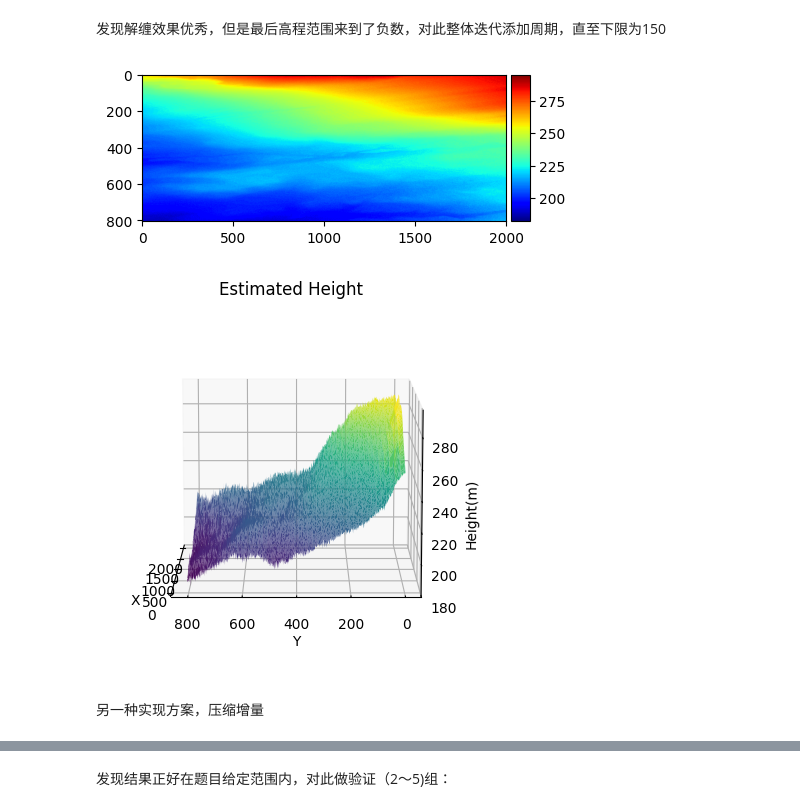
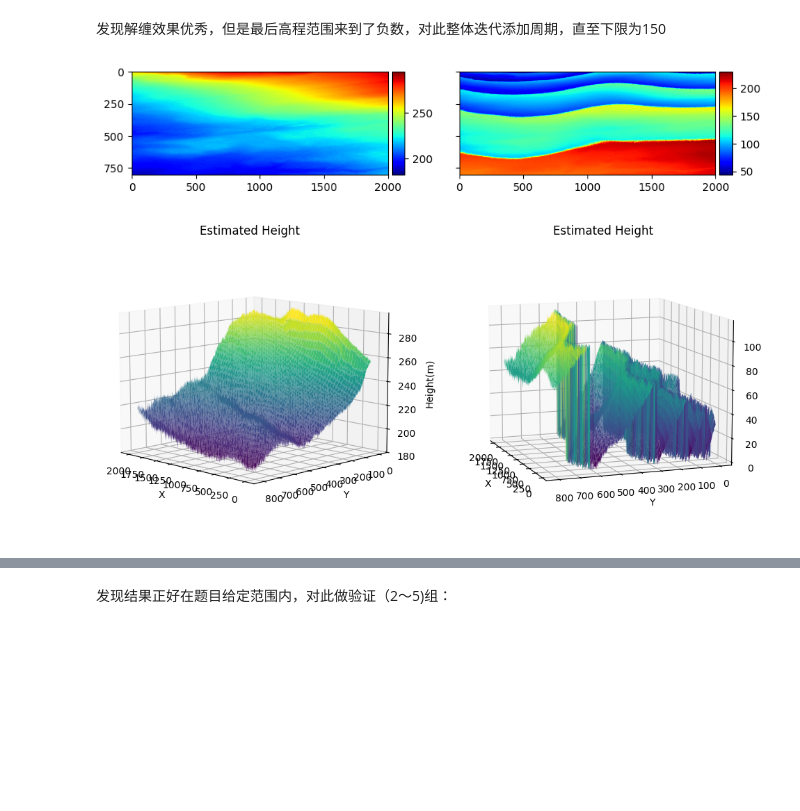
Before and after one commit to BlingCc233/project_A, a Jupyter notebook: nostack.ipynb, the cells around one changed output, grey strips where cells are left out. Drawn from its saved outputs; the diff is of its cells as text; code cells hidden in the pictures; blank space fills up the shorter version.

```diff
--- a/nostack.ipynb
+++ b/nostack.ipynb
@@ -173,7 +173,6 @@ def unwrap_phase(theta):
             phi[i, j] = phi[i, j-1] + delta_col_wrapped
 
     return phi
-    return np.abs(phi)
 # %% [markdown]
 对第一组数据（考虑到raw图纠缠最简洁）输出3D高程图和2D高程图
 # %%
@@ -196,11 +195,39 @@ draw3D(results)
 # %%
 while np.min(results) < 150:
     results -= (2 * np.pi / df_k[0])
 
-plot(results)
-draw3D(results)
+plot(results, raw_pic(0))
+
+# draw3D(results)
+H = results
+N, M = H.shape
+x = np.linspace(1, M, M)
+y = np.linspace(1, N, N)
+x, y = np.meshgrid(x, y)
+fig = plt.figure(figsize=(12, 6))  # Set the figure size to be wide enough for two subplots
+ax1 = fig.add_subplot(121, projection='3d')  # Change this to 121 for a 1x2 grid (first subplot)
+ax1.plot_surface(x, y, H, cmap='viridis')
+ax1.set_title('Estimated Height')
+ax1.set_xlabel('X')
+ax1.set_ylabel('Y')
+ax1.set_zlabel('Height(m)')
+ax1.view_init(elev=10, azim=135)
+
+# Second plot
+H = -1 * (np.array(df_theta[0])) / np.array(df_k[0])
+N, M = H.shape
+x = np.linspace(1, M, M)
+y = np.linspace(1, N, N)
+x, y = np.meshgrid(x, y)
+ax2 = fig.add_subplot(122, projection='3d')  # Change this to 122 for a 1x2 grid (second subplot)
+ax2.plot_surface(x, y, H, cmap='viridis')
+ax2.set_title('Estimated Height')
+ax2.set_xlabel('X')
+ax2.set_ylabel('Y')
+ax2.set_zlabel('Height(m)')
+ax2.view_init(elev=10, azim=160)
+
+plt.show()
 # %% [output]
-[figure, old version]
+[figure, new version]
-[figure, old version]
+[figure, new version]
-# %% [markdown]
-另一种实现方案，压缩增量
```
Also changed, not shown: parts of 22 cells of this notebook, 2 other files.
